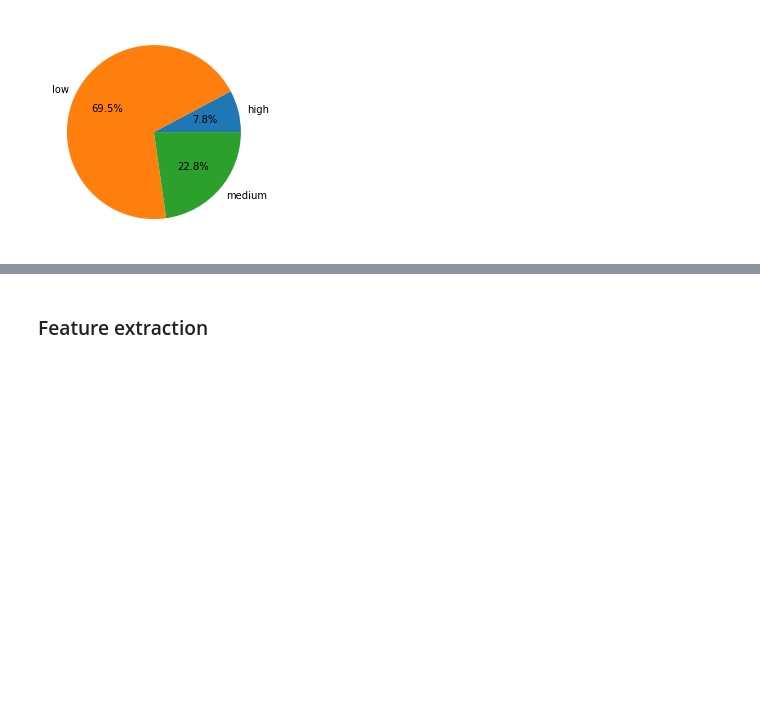
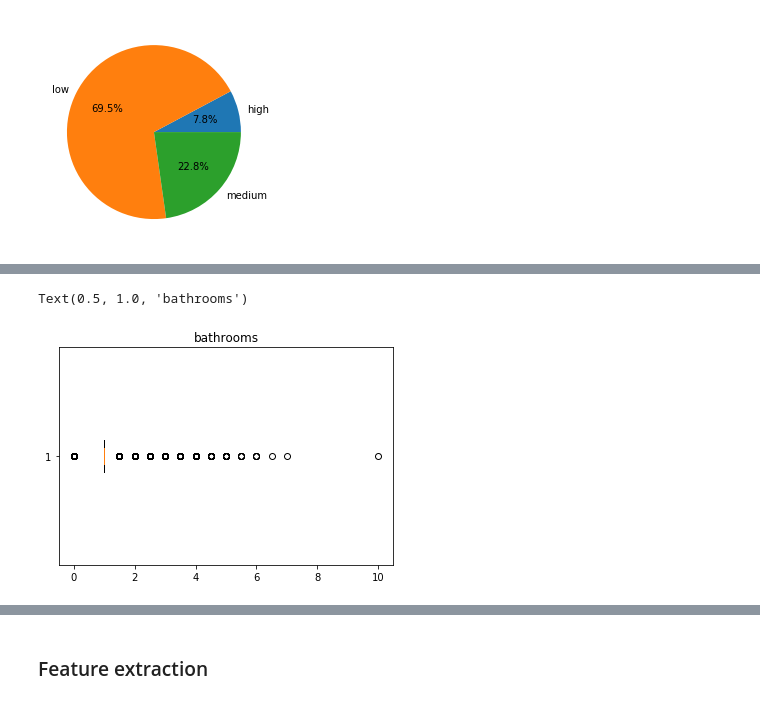
Before and after one commit to DekaiLin/cmpt459project, a Jupyter notebook: Milestone1/milestone1.ipynb, the cells around one changed output, grey strips where cells are left out. Drawn from its saved outputs; the diff is of its cells as text; code cells hidden in the pictures; blank space fills up the shorter version.

```diff
--- a/Milestone1/milestone1.ipynb
+++ b/Milestone1/milestone1.ipynb
@@ -107,0 +140,8 @@ plt.pie(level,autopct='%1.1f%%',labels = ['high','low','medium'])
+# %%
+num_outliers = {}
+bath_col = t['bathrooms']
+plt.boxplot(bath_col, notch=True, vert=False)
+plt.title('bathrooms')
+# %% [output]
+Text(0.5, 1.0, 'bathrooms')
+[figure, added]
```
Also changed, not shown: parts of 16 cells of this notebook, 1 other file.
